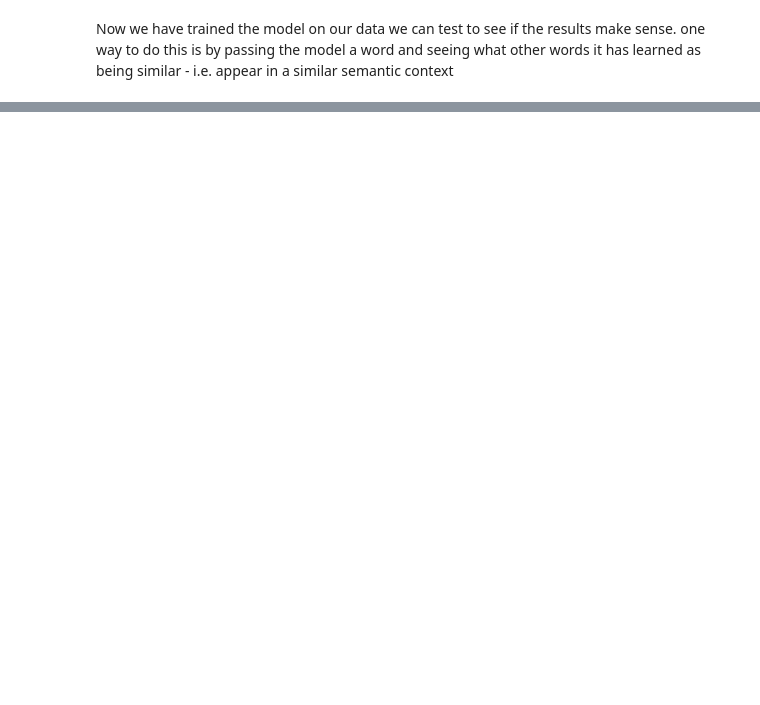
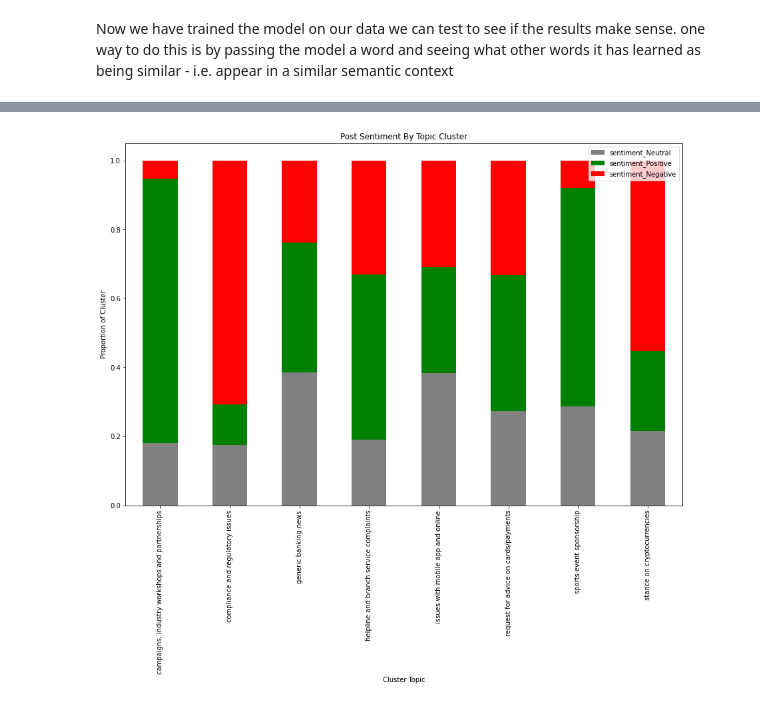
Before and after one commit to totogot/Social_Media_Analytics, a Jupyter notebook: main.ipynb, the cells around one changed output, grey strips where cells are left out. Cells and saved outputs as stored; diff of their text form; code cells hidden in the pictures; blank space fills up the shorter version.

```diff
--- a/main.ipynb
+++ b/main.ipynb
@@ -305,0 +461,17 @@ sample = tweets_df.sample(1000)
+# %%
+# plot sentiment by cluster
+agg_df = master_df.groupby(['cluster_theme'])[['count', 'sentiment_Negative', 'sentiment_Positive', 'sentiment_Neutral']].sum()
+agg_df[['sentiment_Negative', 'sentiment_Positive', 'sentiment_Neutral']] = agg_df[['sentiment_Negative', 'sentiment_Positive', 'sentiment_Neutral']].div(agg_df['count'], axis=0)
+
+# plot the stacked bar chart to show frequency of posts by sentiment
+agg_df[['sentiment_Neutral', 'sentiment_Positive', 'sentiment_Negative']].plot.bar(
+    stacked=True, color = ['grey', 'green', 'red'], width=0.5, figsize=(15,10))
+
+plt.xticks(rotation = 90)
+plt.title('Post Sentiment By Topic Cluster')
+plt.ylabel('Proportion of Cluster')
+plt.xlabel('Cluster Topic')
+
+plt.show()
+# %% [output]
+[figure, added]
```
Also changed, not shown: parts of 41 cells of this notebook, 4 other files.
